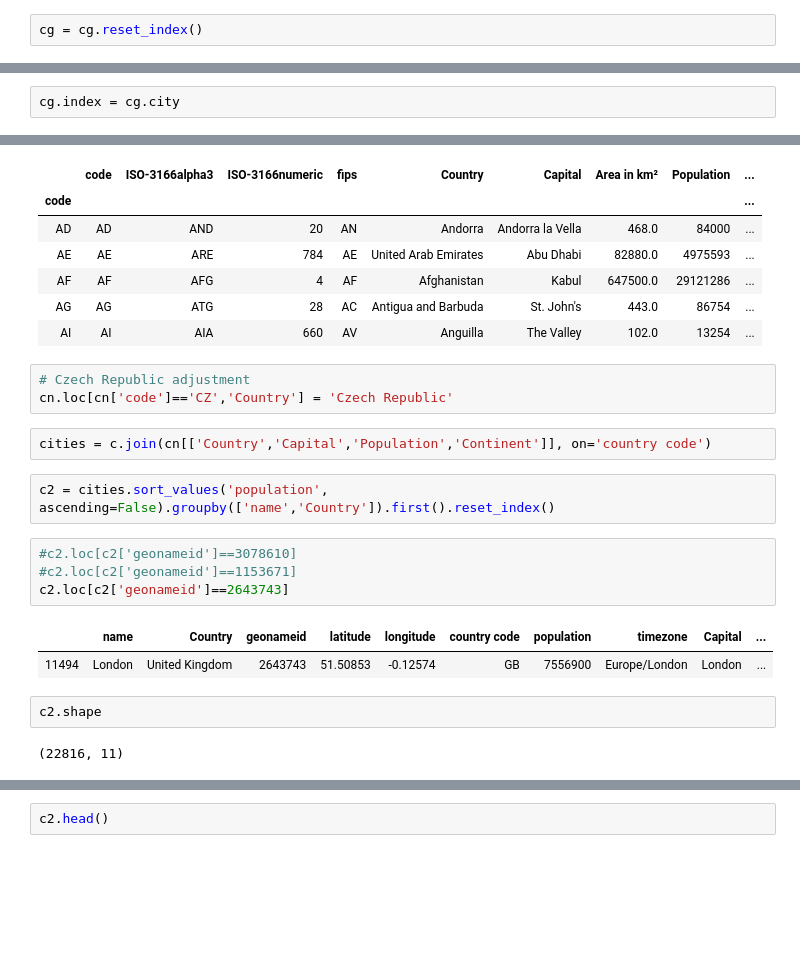
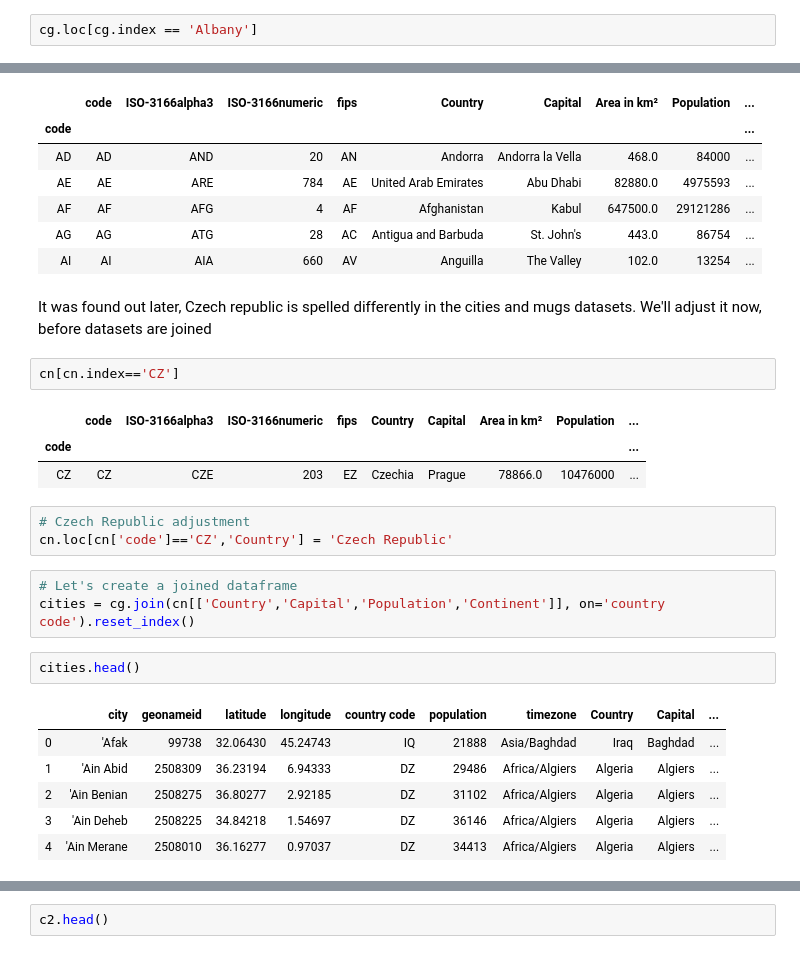
Before and after one commit to baradasy/Coursera_Capstone, a Jupyter notebook: Capstone_Data.ipynb, the cells around one changed output, grey strips where cells are left out. Drawn from its saved outputs; the diff is of its cells as text; blank space fills up the shorter version.

```diff
--- a/Capstone_Data.ipynb
+++ b/Capstone_Data.ipynb
@@ -96,2 +117,2 @@ cg = cs.groupby(cs['city']).first()
 # %%
-cg = cg.reset_index()
+cg.loc[cg.index == 'Albany']
@@ -103,2 +122,0 @@ cg.loc[cg.city == 'Albany']
-# %%
-cg.index = cg.city
@@ -155,21 +177,26 @@ cn.head()
 | AF | AF | AFG | 4 | AF | Afghanistan | Kabul | 647500.0 | 29121286 | ... |
 | AG | AG | ATG | 28 | AC | Antigua and Barbuda | St. John's | 443.0 | 86754 | ... |
 | AI | AI | AIA | 660 | AV | Anguilla | The Valley | 102.0 | 13254 | ... |
+# %% [markdown]
+It was found out later, Czech republic is spelled differently in the cities and mugs datasets. We'll adjust it now, before datasets are joined
+# %%
+cn[cn.index=='CZ']
+# %% [output]
+|  | code | ISO-3166alpha3 | ISO-3166numeric | fips | Country | Capital | Area in km² | Population | ... |
+| code |  |  |  |  |  |  |  |  | ... |
+| CZ | CZ | CZE | 203 | EZ | Czechia | Prague | 78866.0 | 10476000 | ... |
 # %%
 # Czech Republic adjustment
 cn.loc[cn['code']=='CZ','Country'] = 'Czech Republic'
 # %%
-cities = c.join(cn[['Country','Capital','Population','Continent']], on='country code')
+# Let's create a joined dataframe
+cities = cg.join(cn[['Country','Capital','Population','Continent']], on='country code').reset_index()
-# %%
-c2 = cities.sort_values('population', ascending=False).groupby(['name','Country']).first().reset_index()
-# %%
-#c2.loc[c2['geonameid']==3078610]
-#c2.loc[c2['geonameid']==1153671]
-c2.loc[c2['geonameid']==2643743]
-# %% [output]
-|  | name | Country | geonameid | latitude | longitude | country code | population | timezone | Capital | ... |
-| 11494 | London | United Kingdom | 2643743 | 51.50853 | -0.12574 | GB | 7556900 | Europe/London | London | ... |
-# %%
-c2.shape
-# %% [output]
-(22816, 11)
+# %%
+cities.head()
+# %% [output]
+|  | city | geonameid | latitude | longitude | country code | population | timezone | Country | Capital | ... |
+| 0 | 'Afak | 99738 | 32.06430 | 45.24743 | IQ | 21888 | Asia/Baghdad | Iraq | Baghdad | ... |
+| 1 | 'Ain Abid | 2508309 | 36.23194 | 6.94333 | DZ | 29486 | Africa/Algiers | Algeria | Algiers | ... |
+| 2 | 'Ain Benian | 2508275 | 36.80277 | 2.92185 | DZ | 31102 | Africa/Algiers | Algeria | Algiers | ... |
+| 3 | 'Ain Deheb | 2508225 | 34.84218 | 1.54697 | DZ | 36146 | Africa/Algiers | Algeria | Algiers | ... |
+| 4 | 'Ain Merane | 2508010 | 36.16277 | 0.97037 | DZ | 34413 | Africa/Algiers | Algeria | Algiers | ... |
```
Also changed, not shown: parts of 74 cells of this notebook.
